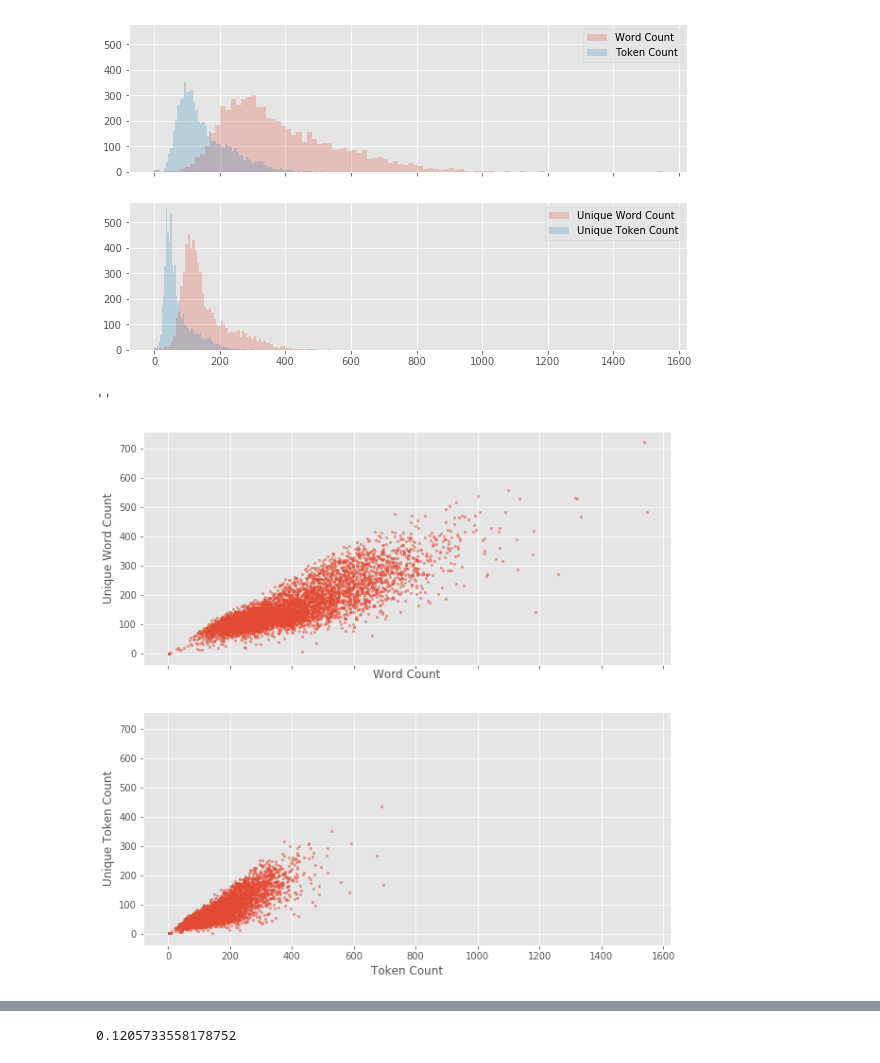
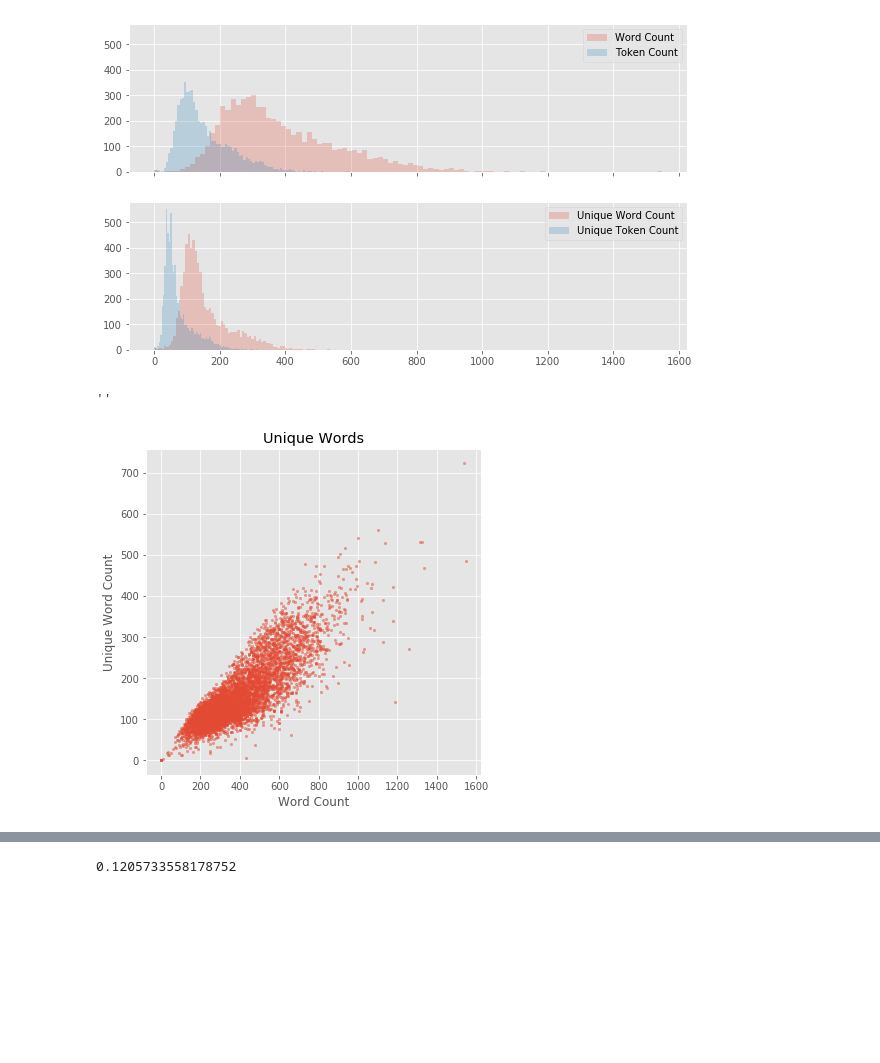
Before and after one commit to sn-ekstrand/lyric-clustering, a Jupyter notebook: notebooks/nlp_classifications.ipynb, the cells around one changed output, grey strips where cells are left out. Cells and saved outputs as stored; diff of their text form; code cells hidden in the pictures; blank space fills up the shorter version.

```diff
--- a/notebooks/nlp_classifications.ipynb
+++ b/notebooks/nlp_classifications.ipynb
@@ -209,17 +209,18 @@ ax[1].legend(loc='best');
 # %% [output]
 [figure]
 # %%
-fig, ax = plt.subplots(2, 1, figsize=(10, 10), sharex=True, sharey=True)
-ax[0].scatter(df['word_count'], df['unique_word_count'], alpha=0.5, s=6)
-ax[1].scatter(df['token_count'], df['unique_token_count'], alpha=0.5, s=6)
-ax[0].set_xlabel('Word Count')
-ax[1].set_xlabel('Token Count')
-ax[0].set_ylabel('Unique Word Count')
-ax[1].set_ylabel('Unique Token Count')
+fig, ax = plt.subplots(figsize=(6, 6), sharex=True, sharey=True)
+ax.scatter(df['word_count'], df['unique_word_count'], alpha=0.5, s=6)
+# ax[1].scatter(df['token_count'], df['unique_token_count'], alpha=0.5, s=6)
+ax.set_xlabel('Word Count')
+# ax[1].set_xlabel('Token Count')
+ax.set_ylabel('Unique Word Count')
+# ax[1].set_ylabel('Unique Token Count')
+ax.set_title('Unique Words')
 ;
 # %% [output]
 ''
-[figure, old version]
+[figure, new version]
 # %%
 df[(df['word_count'] > 1100) & (df['unique_word_count'] < 200)]
 # %% [output]
```
Also changed, not shown: parts of 36 cells of this notebook.
